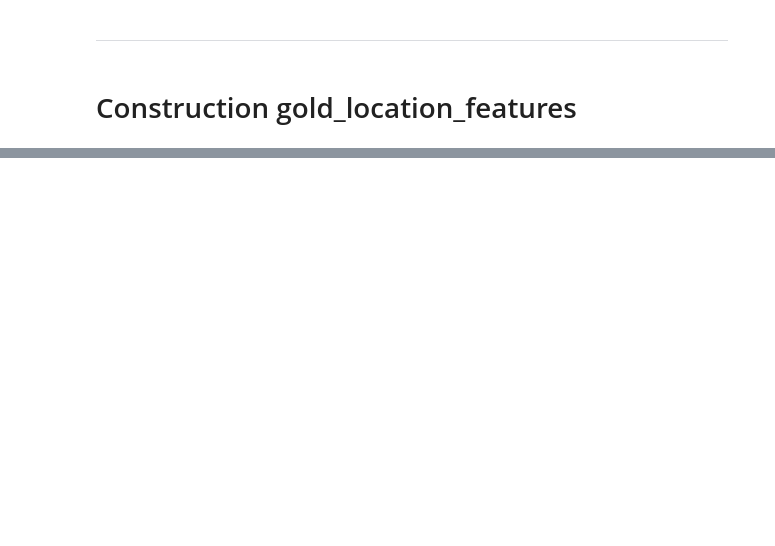
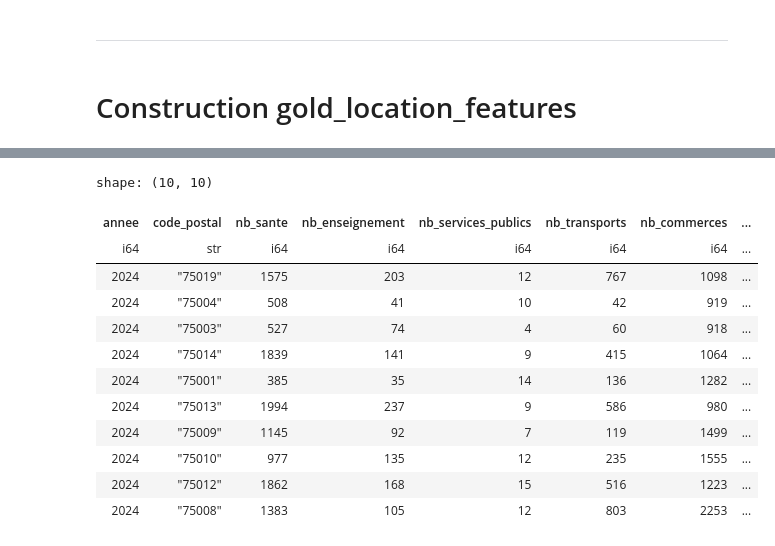
Before and after one commit to BriceSop/Real-estate-AI-agent, a Jupyter notebook: notebooks/02_silver_to_gold.ipynb, the cells around one changed output, grey strips where cells are left out. Saved outputs shown, nothing was run; the diff lists cells and outputs as text; code cells hidden in the pictures; blank space fills up the shorter version.

```diff
--- a/notebooks/02_silver_to_gold.ipynb
+++ b/notebooks/02_silver_to_gold.ipynb
@@ -530,13 +530,32 @@ weights = {
     "nb_sports_loisirs": 0.10,
     "nb_services_publics": 0.10,
 }
+# %%
+data = {"code_postal": ["75001","75002","75003","75004","75005","75006","75007","75008","75009","75010","75011","75012","75013","75014","75015","75016","75017","75018","75019","75020"],
+        "surface_km2": [1.824613, 0.991154, 1.170883, 1.600586, 2.539375, 2.153096, 4.090057, 3.880036, 2.178303, 2.891739, 3.665442, 16.314783, 7.149311, 5.614877, 8.494994, 16.372542, 5.668835, 5.996051, 6.792651, 5.983446]
+        }
+# %%
+surface_km2 = pl.DataFrame(data)
+# %%
+gold_location_features = gold_location_features.join(surface_km2,
+                                                     on="code_postal",
+                                                     how="left")
 # %%
 gold_location_features = (
     gold_location_features
     .with_columns([
         (
-            (pl.col(col) - pl.col(col).min().over("annee"))
-            / (pl.col(col).max().over("annee") - pl.col(col).min().over("annee"))
+            pl.col(col) / pl.col("surface_km2")
+        )
+        .log1p()
+        .alias(f"{col}_densite_log")
+        for col in equipment_cols
+    ])
+    .with_columns([
+        (
+            (pl.col(f"{col}_densite_log") - pl.col(f"{col}_densite_log").min().over("annee"))
+            /
+            (pl.col(f"{col}_densite_log").max().over("annee") - pl.col(f"{col}_densite_log").min().over("annee"))
         )
         .fill_nan(0)
         .alias(f"{col}_score")
@@ -552,5 +571,22 @@ gold_location_features = (
         .round(2)
         .alias("score_equipements")
     )
+    .drop([f"{col}_densite_log" for col in equipment_cols])
     .drop([f"{col}_score" for col in equipment_cols])
 )
+# %%
+gold_location_features.head(10)
+# %% [output]
+shape: (10, 10)
+| annee | code_postal | nb_sante | nb_enseignement | nb_services_publics | nb_transports | nb_commerces | ... |
+| i64 | str | i64 | i64 | i64 | i64 | i64 | ... |
+| 2024 | "75019" | 1575 | 203 | 12 | 767 | 1098 | ... |
+| 2024 | "75004" | 508 | 41 | 10 | 42 | 919 | ... |
+| 2024 | "75003" | 527 | 74 | 4 | 60 | 918 | ... |
+| 2024 | "75014" | 1839 | 141 | 9 | 415 | 1064 | ... |
+| 2024 | "75001" | 385 | 35 | 14 | 136 | 1282 | ... |
+| 2024 | "75013" | 1994 | 237 | 9 | 586 | 980 | ... |
+| 2024 | "75009" | 1145 | 92 | 7 | 119 | 1499 | ... |
+| 2024 | "75010" | 977 | 135 | 12 | 235 | 1555 | ... |
+| 2024 | "75012" | 1862 | 168 | 15 | 516 | 1223 | ... |
+| 2024 | "75008" | 1383 | 105 | 12 | 803 | 2253 | ... |
```
Also changed, not shown: parts of 2 cells of this notebook, 30 other files.
